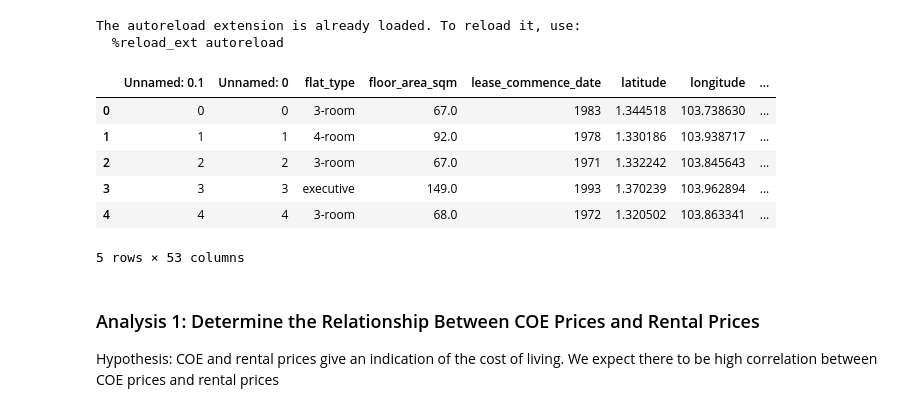
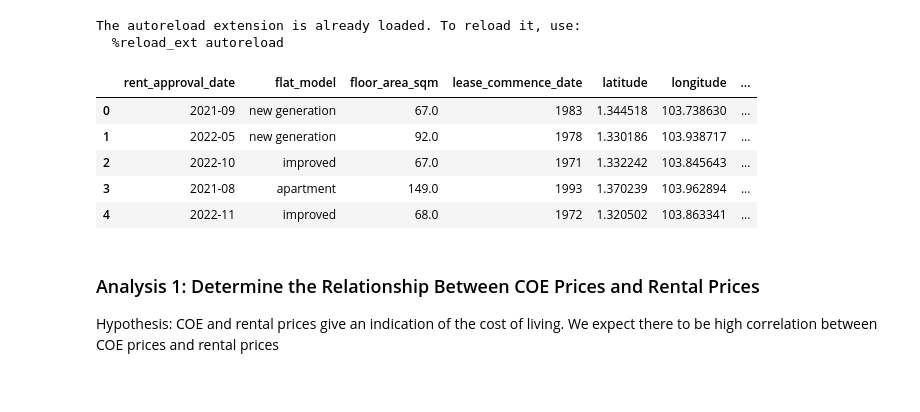
Before and after one commit to benhgm/cs5228_flat_rental, a Jupyter notebook: analyse_data.ipynb, the cells around one changed output. Drawn from its saved outputs; the diff is of its cells as text; code cells hidden in the pictures.

Commit message:
added gitignore, updated amenity data viz/gen

```diff
--- a/analyse_data.ipynb
+++ b/analyse_data.ipynb
@@ -12,17 +13,19 @@ from src.feature_eng import *
 # %% [output]
 The autoreload extension is already loaded. To reload it, use:
   %reload_ext autoreload
+# %%
+CSV_FILE = "data/train_preprocessed.csv"
+NEW_CSV_FILE = "data/train_feat_eng.csv"
 # %%
-dataset = pd.read_csv("data/train_preprocessed.csv")
+dataset = pd.read_csv(CSV_FILE)
 dataset.head()
 # %% [output]
-|  | Unnamed: 0.1 | Unnamed: 0 | flat_type | floor_area_sqm | lease_commence_date | latitude | longitude | ... |
-| 0 | 0 | 0 | 3-room | 67.0 | 1983 | 1.344518 | 103.738630 | ... |
-| 1 | 1 | 1 | 4-room | 92.0 | 1978 | 1.330186 | 103.938717 | ... |
-| 2 | 2 | 2 | 3-room | 67.0 | 1971 | 1.332242 | 103.845643 | ... |
-| 3 | 3 | 3 | executive | 149.0 | 1993 | 1.370239 | 103.962894 | ... |
-| 4 | 4 | 4 | 3-room | 68.0 | 1972 | 1.320502 | 103.863341 | ... |
+|  | rent_approval_date | flat_model | floor_area_sqm | lease_commence_date | latitude | longitude | ... |
+| 0 | 2021-09 | new generation | 67.0 | 1983 | 1.344518 | 103.738630 | ... |
+| 1 | 2022-05 | new generation | 92.0 | 1978 | 1.330186 | 103.938717 | ... |
+| 2 | 2022-10 | improved | 67.0 | 1971 | 1.332242 | 103.845643 | ... |
+| 3 | 2021-08 | apartment | 149.0 | 1993 | 1.370239 | 103.962894 | ... |
+| 4 | 2022-11 | improved | 68.0 | 1972 | 1.320502 | 103.863341 | ... |
-5 rows × 53 columns
 # %% [markdown]
 ### Analysis 1: Determine the Relationship Between COE Prices and Rental Prices
 Hypothesis: COE and rental prices give an indication of the cost of living. We expect there to be high correlation between COE prices and rental prices
```
Also changed, not shown: parts of 10 cells of this notebook, 3 other files.
